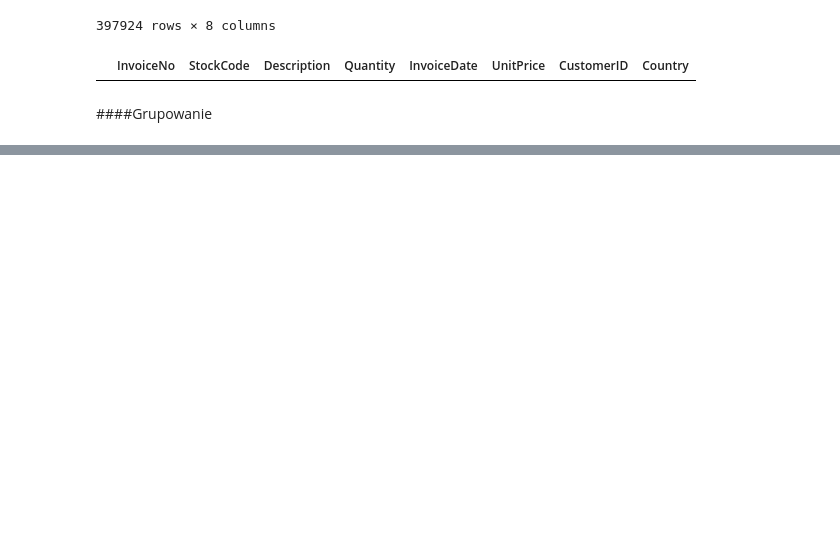
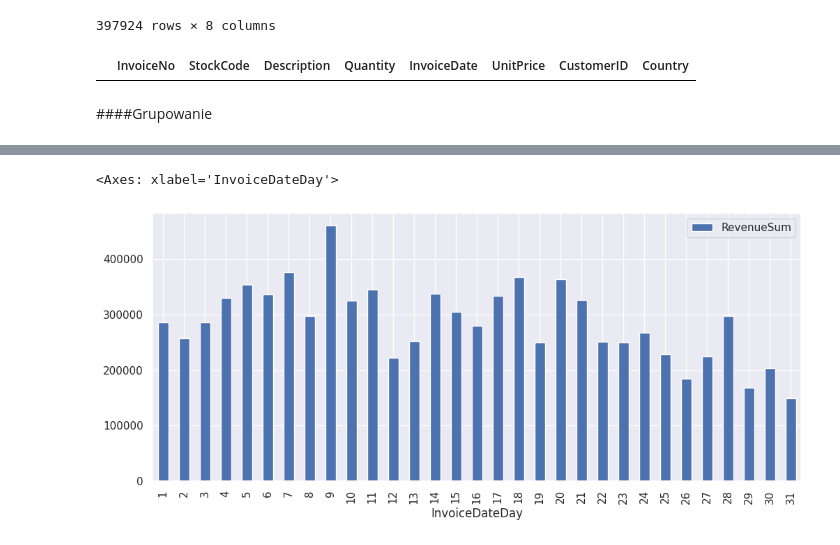
Before and after one commit to JotJaw/data-science-bootcamp, a Jupyter notebook: 02_analiza_danych/06_sql_porownanie.ipynb, the cells around one changed output, grey strips where cells are left out. Saved outputs shown, nothing was run; the diff lists cells and outputs as text; code cells hidden in the pictures; blank space fills up the shorter version.

```diff
--- a/02_analiza_danych/06_sql_porownanie.ipynb
+++ b/02_analiza_danych/06_sql_porownanie.ipynb
@@ -329,0 +358,5 @@ retail[retail.InvoiceNo.isnull()]
+# %%
+# SELECT CustomerID, avg(Revenue), count(*) FROM retial GROUP BY CustomerID;
+#przychód na pojedyńczą transakcję
+retail['Revenue'] = retail.Quantity * retail.UnitPrice
+retail.head()
@@ -329,0 +415,3 @@ retail[retail.InvoiceNo.isnull()]
+# %%
+results = retail.groupby('InvoiceDateDay').aggregate({'Revenue': np.sum}).rename(columns={'Revenue': 'RevenueSum'})
+results
@@ -329,0 +437,10 @@ retail[retail.InvoiceNo.isnull()]
+# %%
+import seaborn as sns
+sns.set()
+
+results.plot(kind='bar', figsize=(12, 5))
+
+#
+# %% [output]
+<Axes: xlabel='InvoiceDateDay'>
+[figure, added]
```
Also changed, not shown: parts of 12 cells of this notebook.
